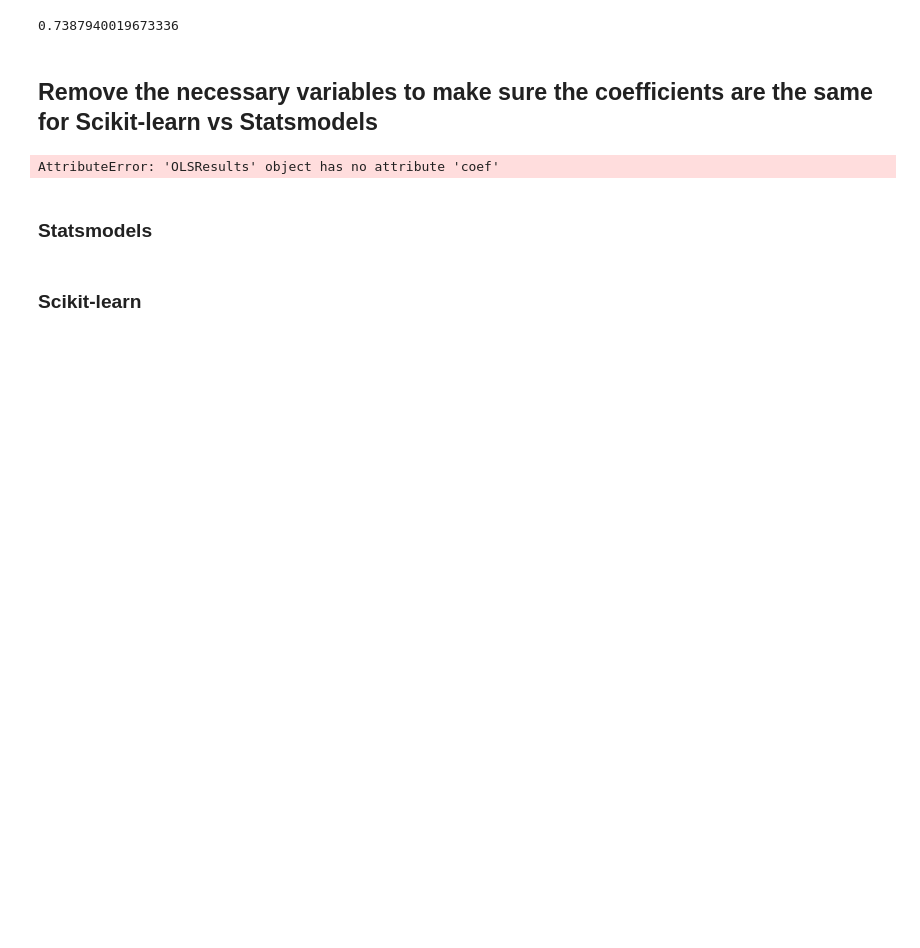
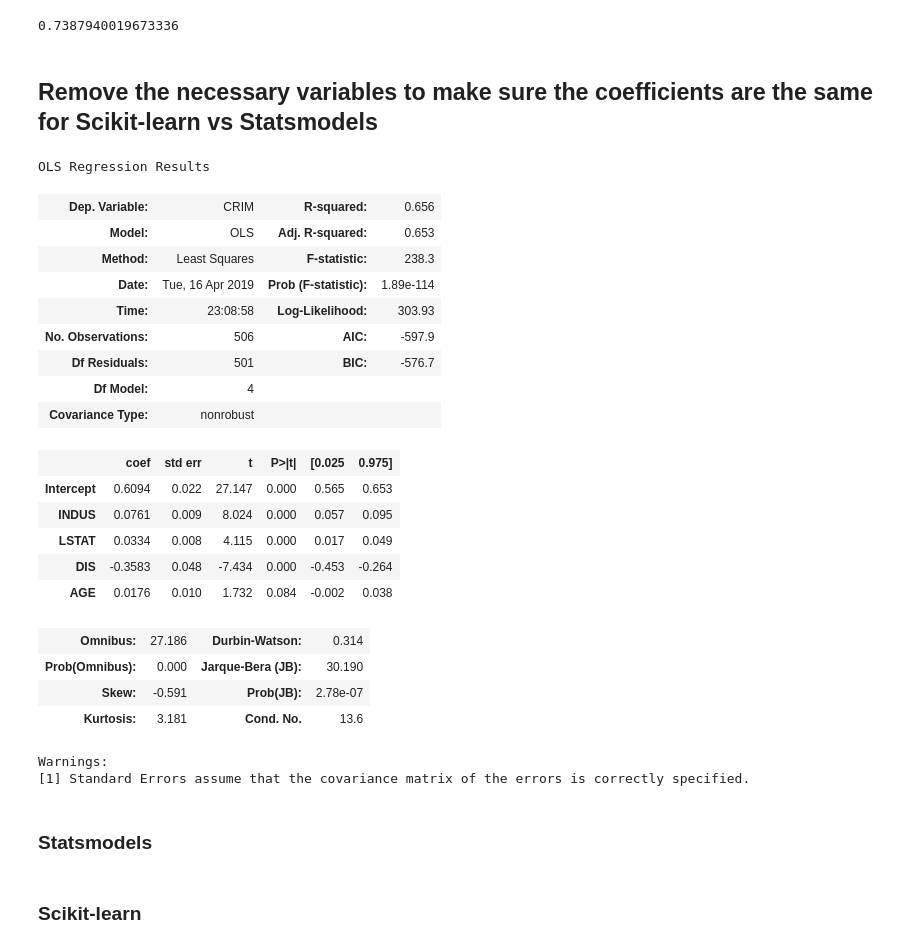
Before and after one commit to AlecMorgan/dsc-1-11-11-multiple-linear-regression-in-statsmodels-lab-seattle-ds-career-040119, a Jupyter notebook: index.ipynb, the cells around one changed output. Cells and saved outputs as stored; diff of their text form; code cells hidden in the pictures; blank space fills up the shorter version.

```diff
--- a/index.ipynb
+++ b/index.ipynb
@@ -146,9 +146,29 @@ linreg.intercept_
 sklearn_coefs = linreg.coef_
 # %%
 model.summary()
-model.coef()
 # %% [output]
-AttributeError: 'OLSResults' object has no attribute 'coef'
+OLS Regression Results
+| Dep. Variable: | CRIM | R-squared: | 0.656 |
+| Model: | OLS | Adj. R-squared: | 0.653 |
+| Method: | Least Squares | F-statistic: | 238.3 |
+| Date: | Tue, 16 Apr 2019 | Prob (F-statistic): | 1.89e-114 |
+| Time: | 23:08:58 | Log-Likelihood: | 303.93 |
+| No. Observations: | 506 | AIC: | -597.9 |
+| Df Residuals: | 501 | BIC: | -576.7 |
+| Df Model: | 4 |  |  |
+| Covariance Type: | nonrobust |  |  |
+|  | coef | std err | t | P>|t| | [0.025 | 0.975] |
+| Intercept | 0.6094 | 0.022 | 27.147 | 0.000 | 0.565 | 0.653 |
+| INDUS | 0.0761 | 0.009 | 8.024 | 0.000 | 0.057 | 0.095 |
+| LSTAT | 0.0334 | 0.008 | 4.115 | 0.000 | 0.017 | 0.049 |
+| DIS | -0.3583 | 0.048 | -7.434 | 0.000 | -0.453 | -0.264 |
+| AGE | 0.0176 | 0.010 | 1.732 | 0.084 | -0.002 | 0.038 |
+| Omnibus: | 27.186 | Durbin-Watson: | 0.314 |
+| Prob(Omnibus): | 0.000 | Jarque-Bera (JB): | 30.190 |
+| Skew: | -0.591 | Prob(JB): | 2.78e-07 |
+| Kurtosis: | 3.181 | Cond. No. | 13.6 |
+Warnings:
+[1] Standard Errors assume that the covariance matrix of the errors is correctly specified.
 # %% [markdown]
 ### Statsmodels
 # %% [markdown]
```
